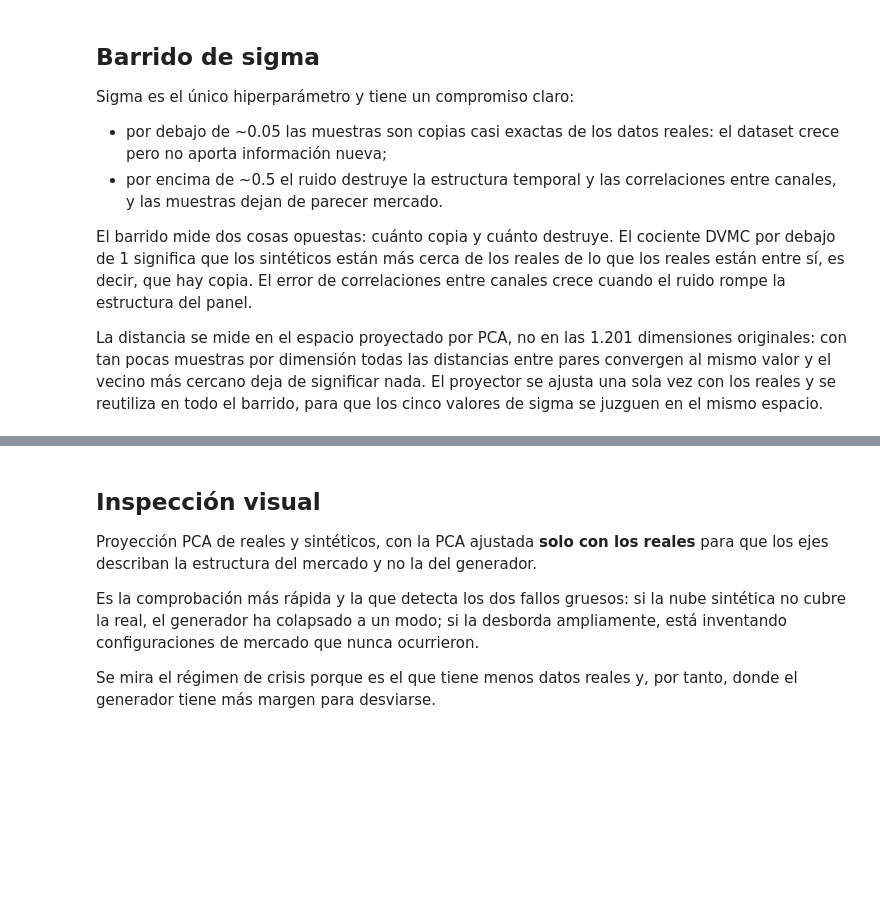
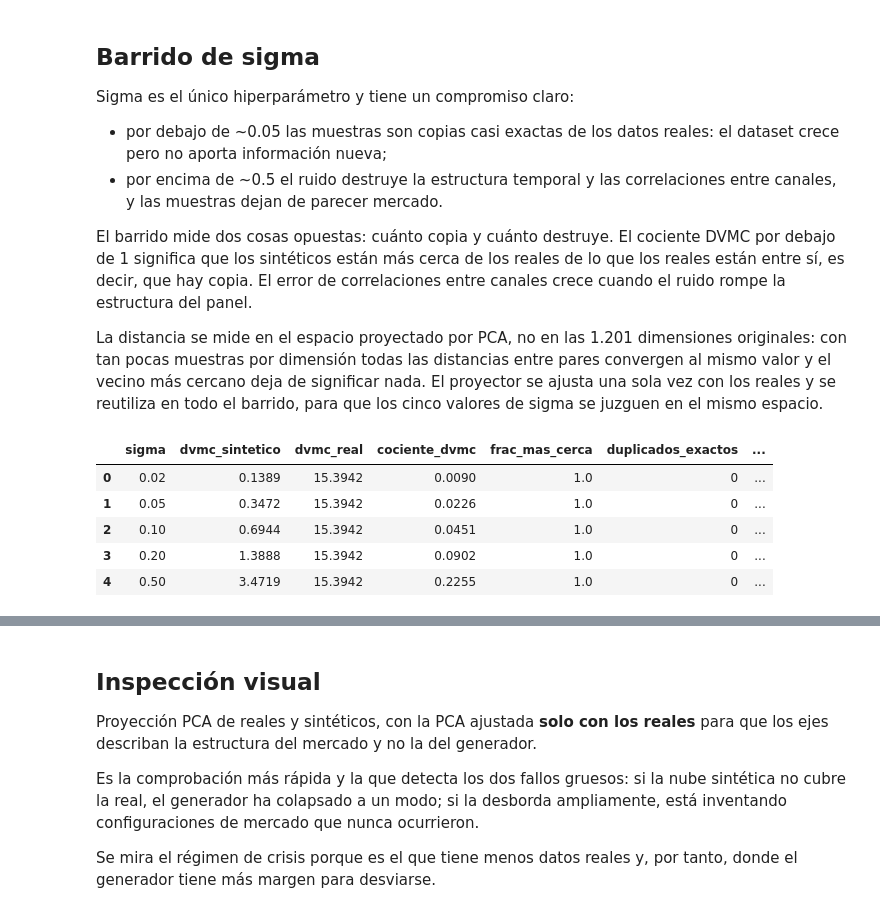
Before and after one commit to Romequinco/TALLER_GENERATIVOS, a Jupyter notebook: notebooks/04_gen_ruido.ipynb, the cells around one changed output, grey strips where cells are left out. Drawn from its saved outputs; the diff is of its cells as text; code cells hidden in the pictures; blank space fills up the shorter version.

```diff
--- a/notebooks/04_gen_ruido.ipynb
+++ b/notebooks/04_gen_ruido.ipynb
@@ -109,3 +93,77 @@ barrido.round(4)
+# %%
+from src import evaluacion
+
+SIGMAS = (0.02, 0.05, 0.10, 0.20, 0.50)
+
+y_train = train.y_reg.astype(int)
+reparto_real = {
+    k: int(np.sum(y_train == k))
+    for k in range(n_regimenes)
+}
+pca = evaluacion.proyector(
+    bloque_train,
+    semilla=config.semilla(),
+)
+filas = []
+for s in SIGMAS:
+    tanteo = base.instanciar(
+        "jitter",
+        n_regimenes=n_regimenes,
+        sigma=s,
+    )
+    tanteo.fit(bloque_train, y_train)
+
+    # Mismo tamaño y mismas proporciones por régimen que los datos reales.
+    sint, y_sint = tanteo.generate_dataset(reparto_real)
+
+    assert len(sint) == len(bloque_train)
+    assert np.array_equal(
+        np.bincount(y_sint, minlength=n_regimenes),
+        np.bincount(y_train, minlength=n_regimenes),
+    )
+    fila = {"sigma": s}
+    fila.update(
+        evaluacion.distancia_vecino_mas_cercano(
+            bloque_train,
+            sint,
+            muestra=800,
+            pca=pca,
+        )
+    )
+    fila["error_correlaciones"] = evaluacion.error_correlaciones(
+        bloque_train,
+        sint,
+        v.pasado,
+        config.n_canales(),
+    )
+    fila.update(
+        evaluacion.error_autocorrelacion(
+            bloque_train,
+            sint,
+            v.pasado,
+            config.n_canales(),
+        )
+    )
+    fila["dif_curtosis"] = float(
+        evaluacion.comparar_momentos(
+            bloque_train,
+            sint,
+        ).loc["curtosis", "diferencia"]
+    )
+    filas.append(fila)
+barrido = evaluacion.acumular(
+    filas,
+    "barrido_sigma_jitter",
+)
+
+barrido.round(4)
+# %% [output]
+|  | sigma | dvmc_sintetico | dvmc_real | cociente_dvmc | frac_mas_cerca | duplicados_exactos | ... |
+| 0 | 0.02 | 0.1389 | 15.3942 | 0.0090 | 1.0 | 0 | ... |
+| 1 | 0.05 | 0.3472 | 15.3942 | 0.0226 | 1.0 | 0 | ... |
+| 2 | 0.10 | 0.6944 | 15.3942 | 0.0451 | 1.0 | 0 | ... |
+| 3 | 0.20 | 1.3888 | 15.3942 | 0.0902 | 1.0 | 0 | ... |
+| 4 | 0.50 | 3.4719 | 15.3942 | 0.2255 | 1.0 | 0 | ... |
 # %%
 fig, ejes = plt.subplots(1, 2, figsize=(11, 4))
 
```
Also changed, not shown: parts of 12 cells of this notebook, 26 other files.
